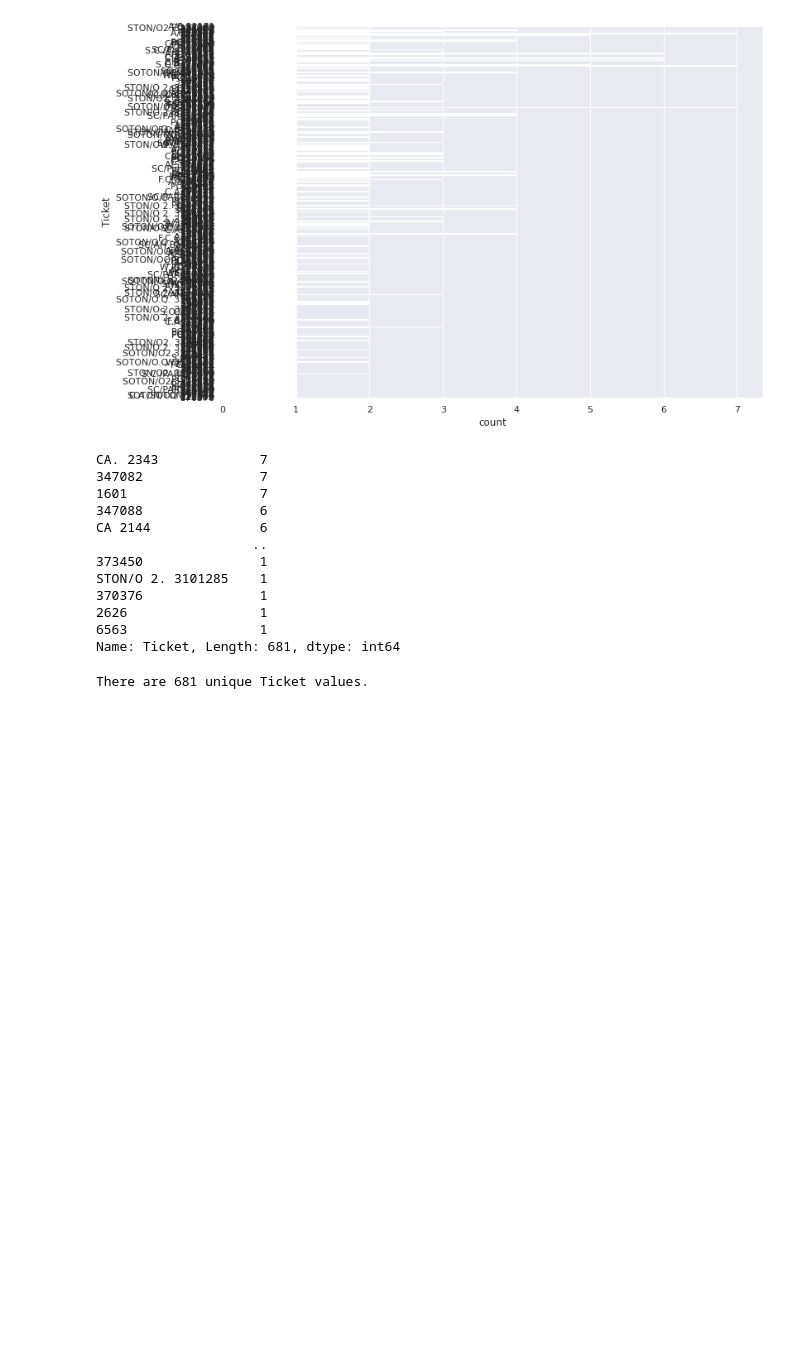
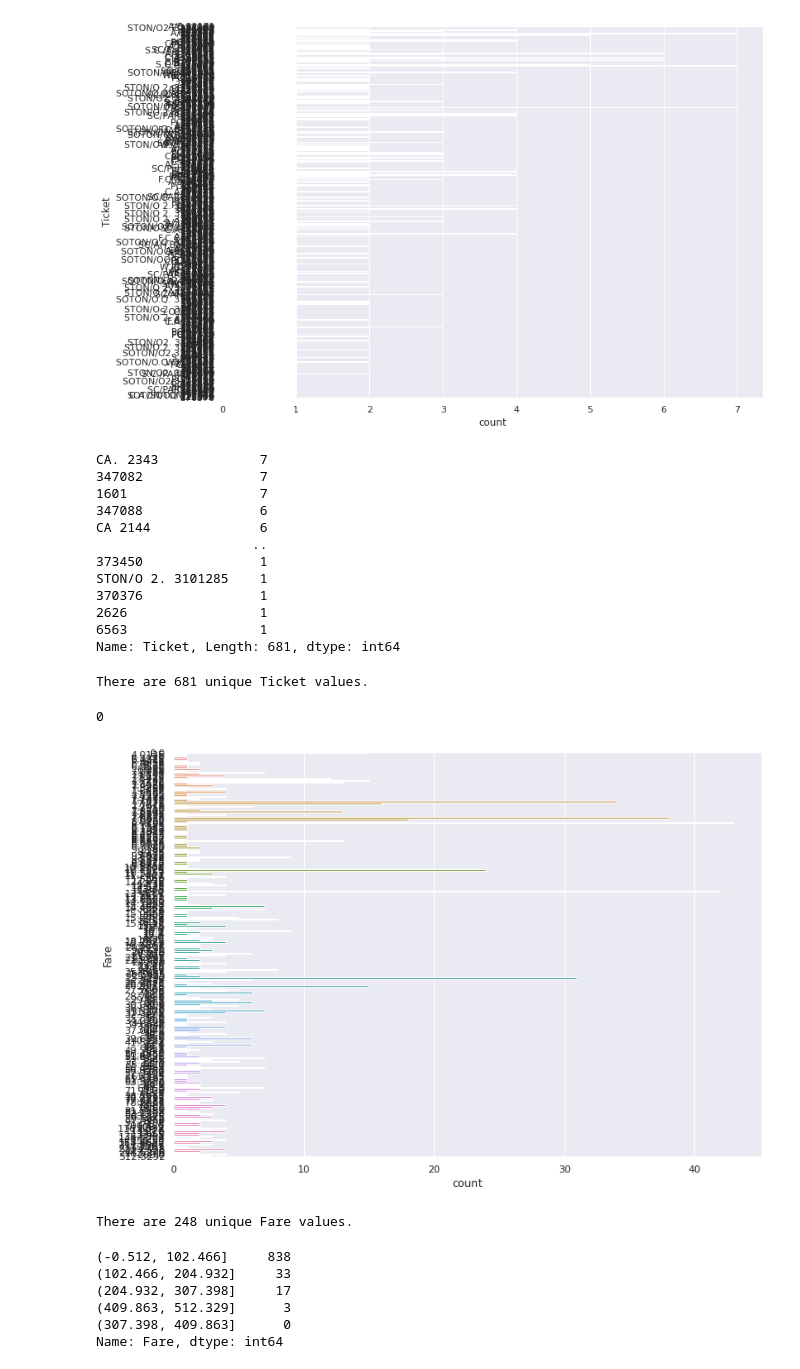
Before and after one commit to VallabhK/TitanicKaggle, a Jupyter notebook: Titanic_MLfromDisaster.ipynb, the cells around one changed output. Drawn from its saved outputs; the diff is of its cells as text; code cells hidden in the pictures; blank space fills up the shorter version.

Commit message:
Fare: Feature Analysis

```diff
--- a/Titanic_MLfromDisaster.ipynb
+++ b/Titanic_MLfromDisaster.ipynb
@@ -388,3 +388,17 @@ Name: Ticket, Length: 681, dtype: int64
 print("There are {} unique Ticket values.".format(len(train.Ticket.unique())))
 # %% [output]
 There are 681 unique Ticket values.
+# %%
+#Fare: Price of the ticket and relation with survival variable
+train.Fare.isnull().sum()
+# %% [output]
+0
+# %%
+sns.countplot(y="Fare", data=train);
+# %% [output]
+[figure, added]
+# %%
+# How many unique kinds of Fare are there?
+print("There are {} unique Fare values.".format(len(train.Fare.unique())))
+# %% [output]
+There are 248 unique Fare values.
@@ -390,0 +410,9 @@ There are 681 unique Ticket values.
+# %%
+df_bin.Fare.value_counts()
+# %% [output]
+(-0.512, 102.466]     838
+(102.466, 204.932]     33
+(204.932, 307.398]     17
+(409.863, 512.329]      3
+(307.398, 409.863]      0
+Name: Fare, dtype: int64
```
Also changed, not shown: parts of 2 cells of this notebook.
